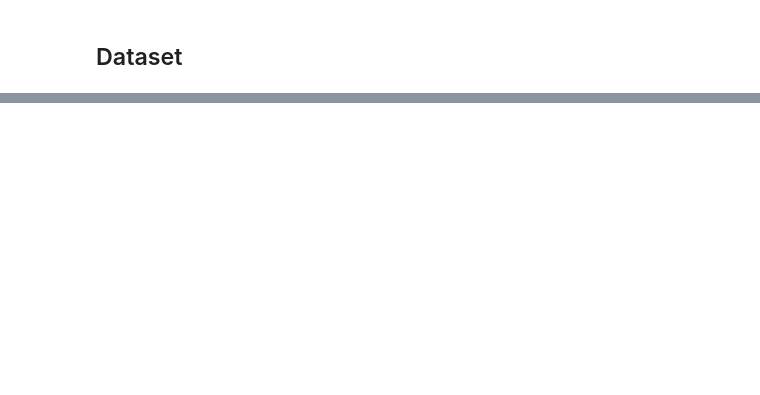
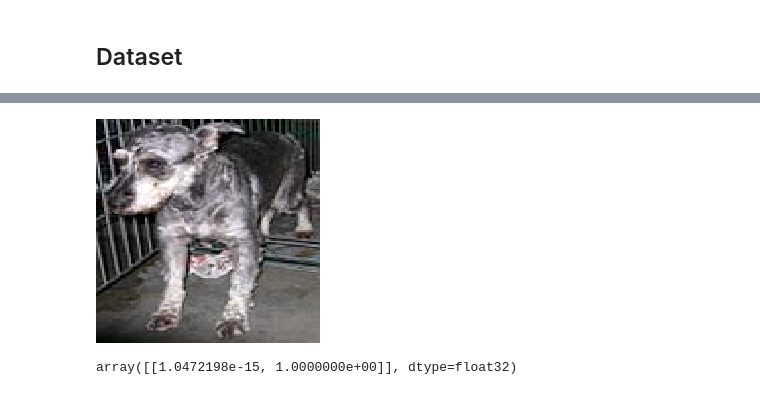
Before and after one commit to keven-silva/machine-learning-dio, a Jupyter notebook: cats_vs_dogs.ipynb, the cells around one changed output, grey strips where cells are left out. Drawn from its saved outputs; the diff is of its cells as text; code cells hidden in the pictures; blank space fills up the shorter version.

```diff
--- a/cats_vs_dogs.ipynb
+++ b/cats_vs_dogs.ipynb
@@ -162,0 +340,3 @@ vgg.summary()
+# %%
+img, x = get_image('../datasets/PetImages/Dog/10001.jpg')
+probabilities = model_new.predict([x])
@@ -162,0 +345,8 @@ vgg.summary()
+# %%
+img
+# %% [output]
+[figure, added]
+# %%
+probabilities
+# %% [output]
+array([[1.0472198e-15, 1.0000000e+00]], dtype=float32)
```
Also changed, not shown: parts of 20 cells of this notebook, 3 other files.
